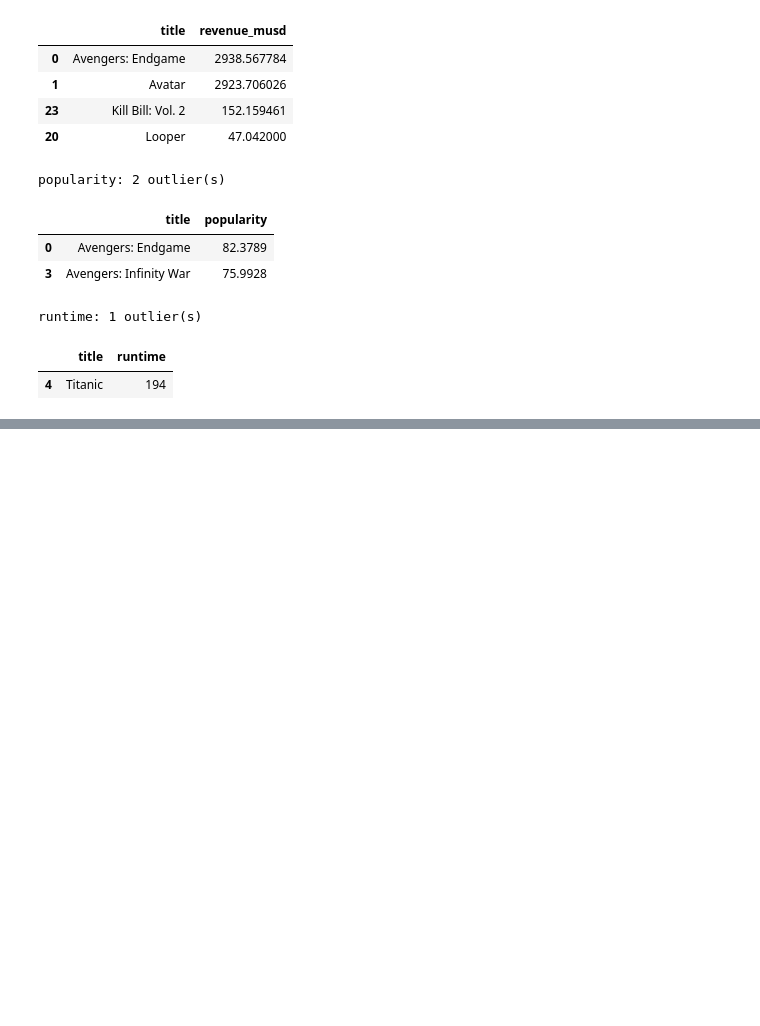
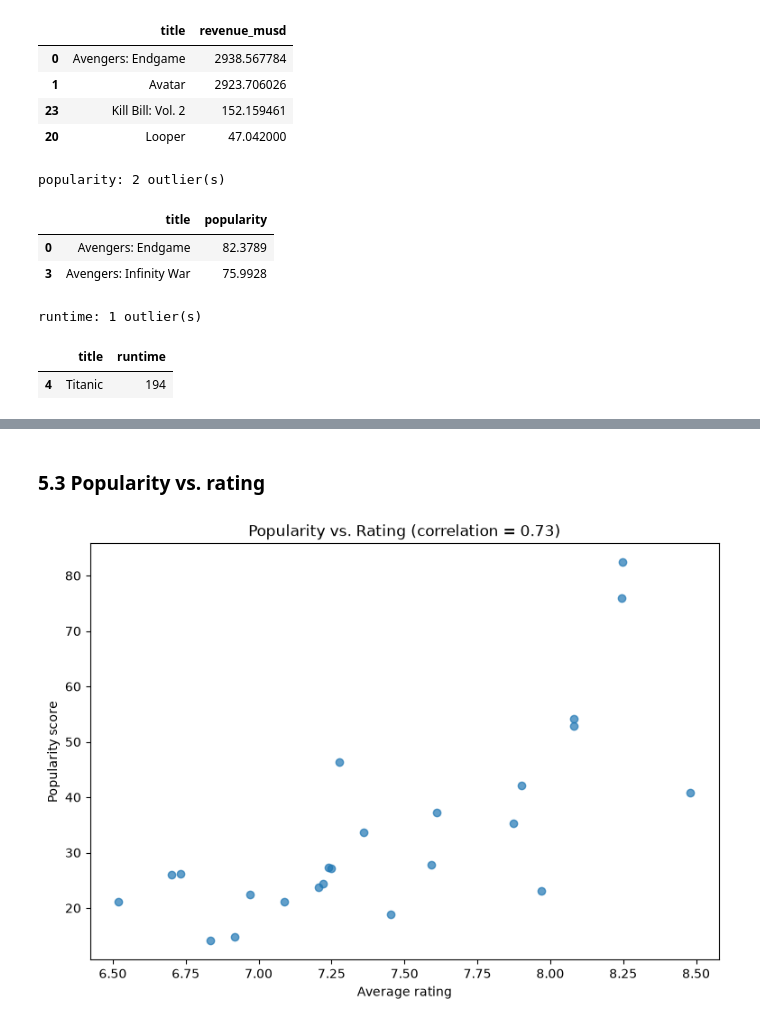
Before and after one commit to Dushimimanaprince/TMDB-Movie-Data-Analysis, a Jupyter notebook: notebooks/tmdb_analysis.ipynb, the cells around one changed output, grey strips where cells are left out. Drawn from its saved outputs; the diff is of its cells as text; code cells hidden in the pictures; blank space fills up the shorter version.

```diff
--- a/notebooks/tmdb_analysis.ipynb
+++ b/notebooks/tmdb_analysis.ipynb
@@ -419,0 +457,7 @@ runtime: 1 outlier(s)
+# %% [markdown]
+### 5.3 Popularity vs. rating
+# %%
+fig = plot_popularity_vs_rating(df)
+fig.savefig(config.FIGURES_DIR / "3_popularity_vs_rating.png", dpi=150, bbox_inches="tight")
+# %% [output]
+[figure, added]
```
Also changed, not shown: parts of 16 cells of this notebook, 7 other files.
